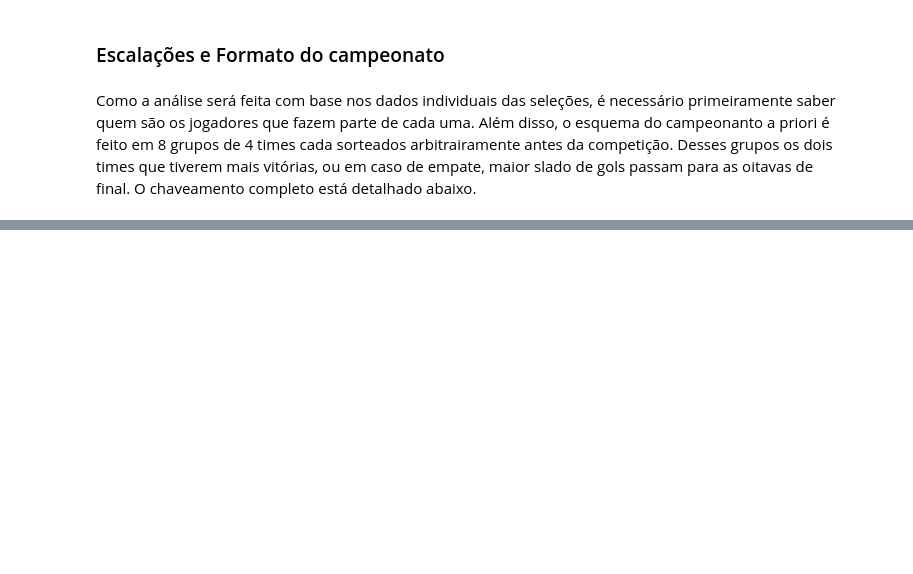
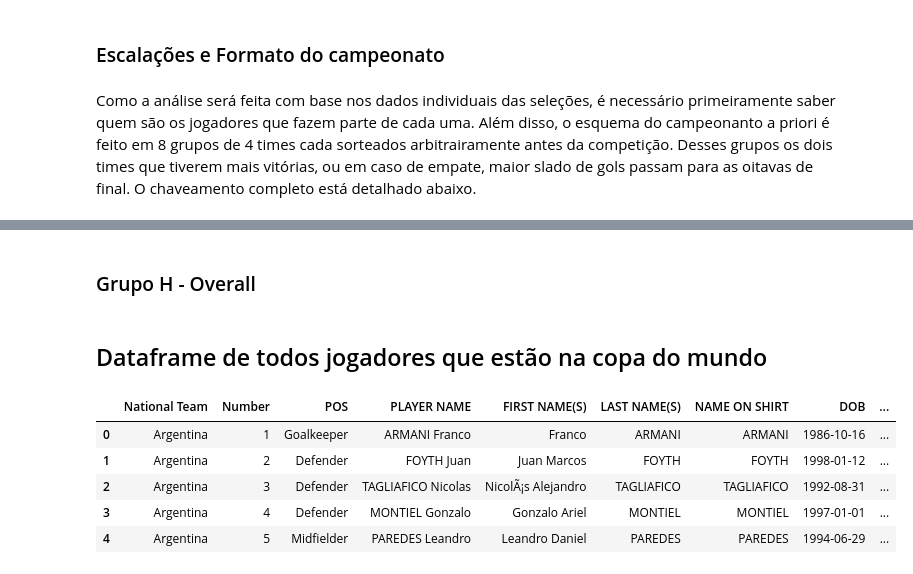
Before and after one commit to brunameinberg/previsaocopadomundo, a Jupyter notebook: relatorio_v2.ipynb, the cells around one changed output, grey strips where cells are left out. Cells and saved outputs as stored; diff of their text form; code cells hidden in the pictures; blank space fills up the shorter version.

```diff
--- a/relatorio_v2.ipynb
+++ b/relatorio_v2.ipynb
@@ -26,6 +26,7 @@ from sklearn.model_selection import train_test_split
 # %%
 jogadores2022 = pd.read_excel('players_22.xlsx')
 pd.set_option('display.max_columns', None)
+jogadorescopa = pd.read_excel('World Cup players.xlsx')
 # %%
 jogadores2022.head()
 # %% [output]
@@ -90,0 +200,2 @@ netherlands = jogadores2022.loc[filtro,:]
+# %% [markdown]
+### Grupo H - Overall
@@ -90,0 +223,11 @@ netherlands = jogadores2022.loc[filtro,:]
+# %% [markdown]
+## Dataframe de todos jogadores que estão na copa do mundo
+# %%
+jogadorescopa.head()
+# %% [output]
+|  | National Team | Number | POS | PLAYER NAME | FIRST NAME(S) | LAST NAME(S) | NAME ON SHIRT | DOB | ... |
+| 0 | Argentina | 1 | Goalkeeper | ARMANI Franco | Franco | ARMANI | ARMANI | 1986-10-16 | ... |
+| 1 | Argentina | 2 | Defender | FOYTH Juan | Juan Marcos | FOYTH | FOYTH | 1998-01-12 | ... |
+| 2 | Argentina | 3 | Defender | TAGLIAFICO Nicolas | NicolÃ¡s Alejandro | TAGLIAFICO | TAGLIAFICO | 1992-08-31 | ... |
+| 3 | Argentina | 4 | Defender | MONTIEL Gonzalo | Gonzalo Ariel | MONTIEL | MONTIEL | 1997-01-01 | ... |
+| 4 | Argentina | 5 | Midfielder | PAREDES Leandro | Leandro Daniel | PAREDES | PAREDES | 1994-06-29 | ... |
```
Also changed, not shown: parts of 33 cells of this notebook, 1 other file.
